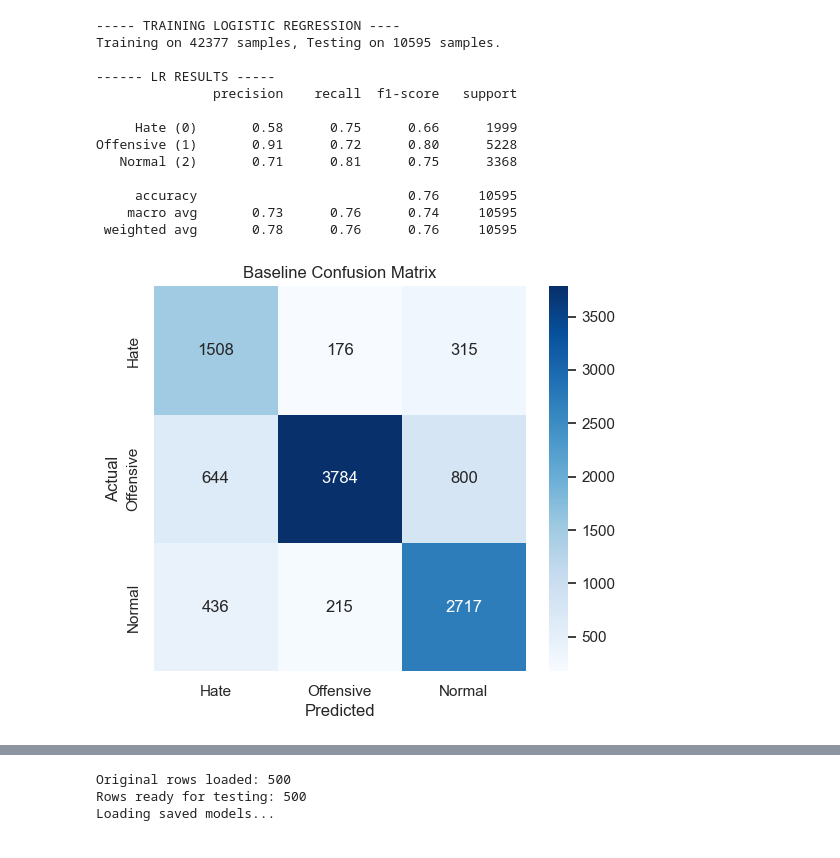
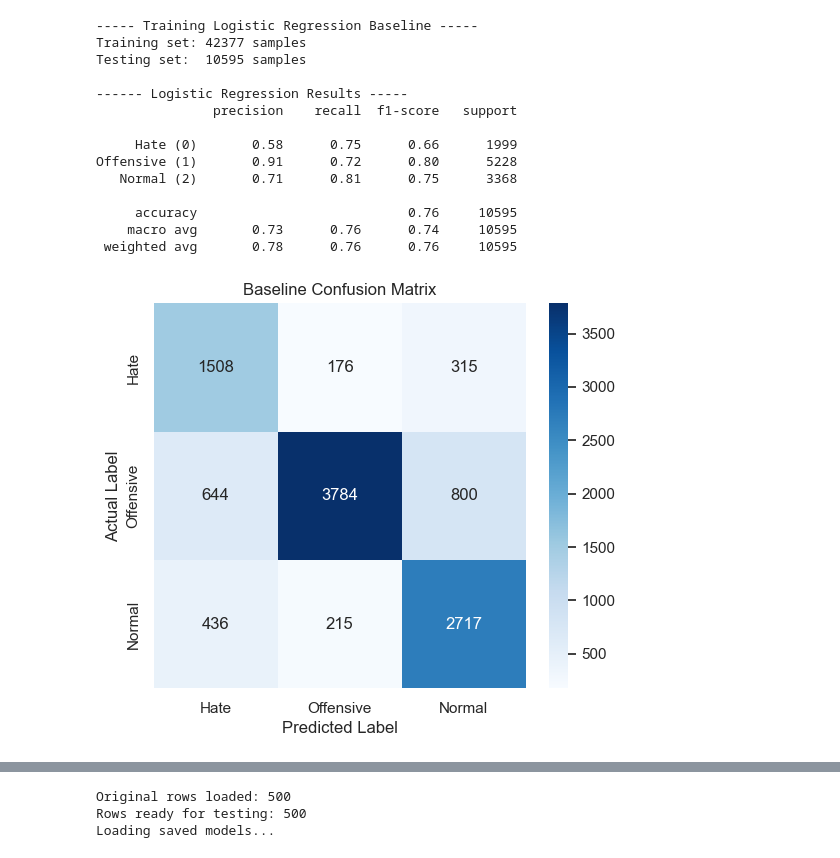
Before and after one commit to parsak4936/Real-Time-Hate-Speech-Detection, a Jupyter notebook: src/Hate_speach_Project.ipynb, the cells around one changed output, grey strips where cells are left out. Drawn from its saved outputs; the diff is of its cells as text; code cells hidden in the pictures.

```diff
--- a/src/Hate_speach_Project.ipynb
+++ b/src/Hate_speach_Project.ipynb
@@ -219,53 +368,70 @@ Passing `palette` without assigning `hue` is deprecated and will be removed in v
 # %%
-# ----- Logistic Regression -----
-print("----- TRAINING LOGISTIC REGRESSION ----")
+# ------------------------------------------
+# LOGISTIC REGRESSION (BASELINE)
+# ------------------------------------------
+print("----- Training Logistic Regression Baseline -----")
 
+# preparing the data: text as features (x) and labels as targets (y)
 X = df['text'].astype(str)
 y = df['label']
 
-# Split 80% for Training, 20% for Testing
+# splitting the dataset: 80% for learning patterns, 20% for validation
+# random_state ensures we get the same split every time we run this
 X_train, X_test, y_train, y_test = train_test_split(X, y, test_size=0.2, random_state=42)
 
-print(f"Training on {len(X_train)} samples, Testing on {len(X_test)} samples.")
+print(f"Training set: {len(X_train)} samples")
+print(f"Testing set:  {len(X_test)} samples")
 
-# we need to Convert Text to Numbers - > simulating what Spark's HashingTF/IDF does
-vectorizer = TfidfVectorizer(max_features=5000) # Keep top 5k words
+# ------------------------------------------
+# VECTORIZATION (TF-IDF)
+# ------------------------------------------
+# converting text to numbers using tf-idf
+# this mirrors how spark processes data in the production pipeline
+# max_features=5000 limits us to the top 5,000 most important words to keep it fast
+vectorizer = TfidfVectorizer(max_features=5000)
 X_train_vec = vectorizer.fit_transform(X_train)
 X_test_vec = vectorizer.transform(X_test)
 
-# Train model
-model_lr = LogisticRegression(class_weight='balanced', max_iter=1000)
+# ------------------------------------------
+# MODEL TRAINING
+# ------------------------------------------
+# initializing the model with 'balanced' weights to handle the uneven class distribution
+# max_iter is increased to ensure the solver converges on this large dataset
+model_lr = LogisticRegression(class_weight='balanced', max_iter=20000)
 model_lr.fit(X_train_vec, y_train)
 
-# Evaluation
+# ------------------------------------------
+# EVALUATION
+# ------------------------------------------
 y_pred = model_lr.predict(X_test_vec)
 
-
-print("\n------ LR RESULTS -----")
+print("\n------ Logistic Regression Results -----")
 print(classification_report(y_test, y_pred, target_names=['Hate (0)', 'Offensive (1)', 'Normal (2)']))
 
-# Confusion Matrix
+# visualizing the confusion matrix to see where the model gets confused
+# (e.g., commonly mixing up 'hate' vs 'offensive')
 cm = confusion_matrix(y_test, y_pred)
 plt.figure(figsize=(6,5))
 sns.heatmap(cm, annot=True, fmt='d', cmap='Blues',
             xticklabels=['Hate', 'Offensive', 'Normal'],
             yticklabels=['Hate', 'Offensive', 'Normal'])
-plt.xlabel('Predicted')
-plt.ylabel('Actual')
+plt.xlabel('Predicted Label')
+plt.ylabel('Actual Label')
 plt.title('Baseline Confusion Matrix')
 plt.show()
 # %% [output]
------ TRAINING LOGISTIC REGRESSION ----
-Training on 42377 samples, Testing on 10595 samples.
+----- Training Logistic Regression Baseline -----
+Training set: 42377 samples
+Testing set:  10595 samples
 
------- LR RESULTS -----
+------ Logistic Regression Results -----
                precision    recall  f1-score   support
 
      Hate (0)       0.58      0.75      0.66      1999
 Offensive (1)       0.91      0.72      0.80      5228
    Normal (2)       0.71      0.81      0.75      3368
 
      accuracy                           0.76     10595
     macro avg       0.73      0.76      0.74     10595
  weighted avg       0.78      0.76      0.76     10595
-[figure, old version]
+[figure, new version]
```
Also changed, not shown: parts of 28 cells of this notebook, 4 other files.
